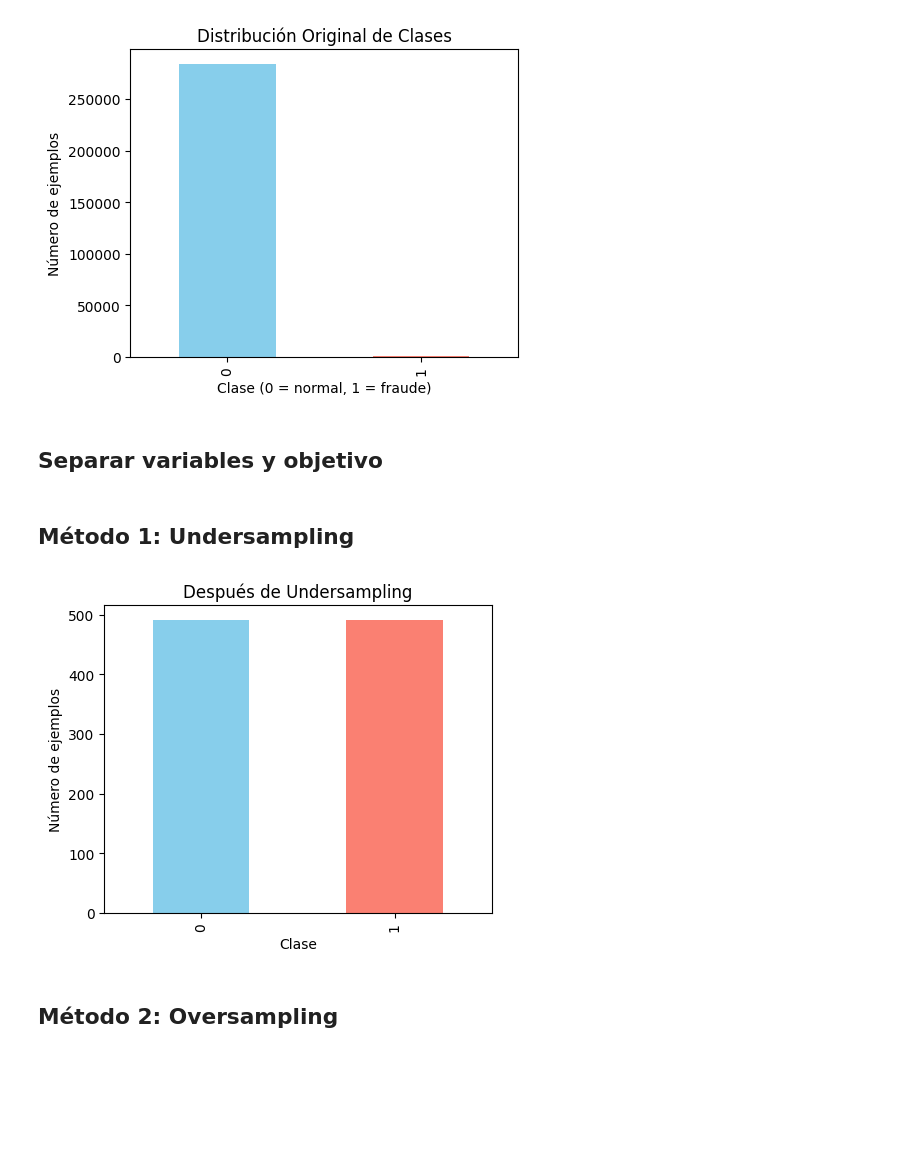
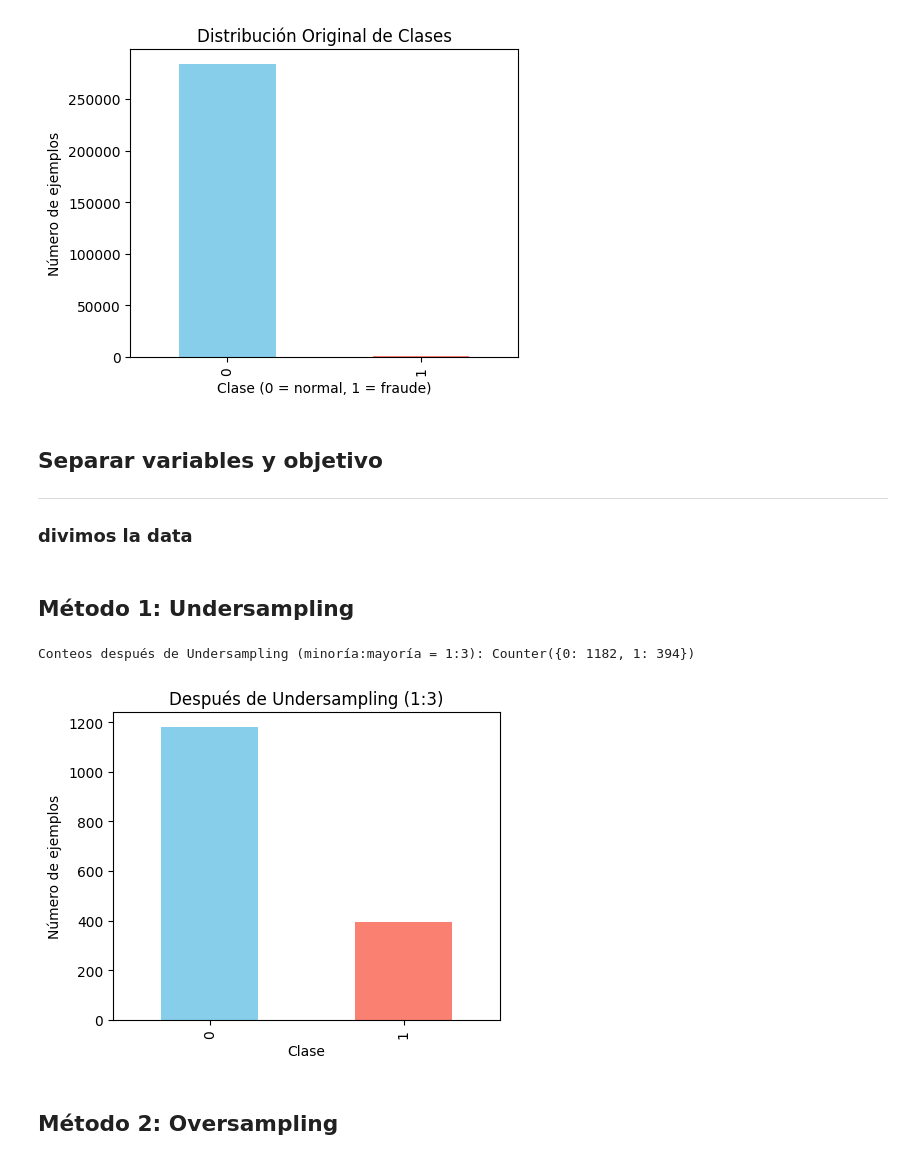
Before and after one commit to paolavaldes0107-netizen/IA-1, a Jupyter notebook: scripts/misc/blanceo_dataset.ipynb, the cells around one changed output. Saved outputs shown, nothing was run; the diff lists cells and outputs as text; code cells hidden in the pictures; blank space fills up the shorter version.

```diff
--- a/scripts/misc/blanceo_dataset.ipynb
+++ b/scripts/misc/blanceo_dataset.ipynb
@@ -46,23 +46,32 @@ plt.show()
 [figure]
 # %% [markdown]
 ## Separar variables y objetivo
+---
+### divimos la data
 # %%
 X = df.drop('Class', axis=1)
 y = df['Class']
+# %%
+X_train, X_test, y_train, y_test = train_test_split(
+    X, y, test_size=TEST_SIZE, random_state=RANDOM_STATE, stratify=y)
 # %% [markdown]
 ## Método 1: Undersampling
 # %%
-undersampler = RandomUnderSampler(random_state=42)
-X_under, y_under = undersampler.fit_resample(X, y)
+# Undersampling para dejar la minoría en proporción 1:3 respecto a la mayoría
+undersampler = RandomUnderSampler(random_state=42, sampling_strategy=1/3)  # 1/3 = minority / majority
+X_under, y_under = undersampler.fit_resample(X_train, y_train)
+
+print("Conteos después de Undersampling (minoría:mayoría = 1:3):", Counter(y_under))
 
 plt.figure(figsize=(5,4))
 pd.Series(y_under).value_counts().plot(kind='bar', color=['skyblue','salmon'])
-plt.title('Después de Undersampling')
+plt.title('Después de Undersampling (1:3)')
 plt.xlabel('Clase')
 plt.ylabel('Número de ejemplos')
 plt.show()
 # %% [output]
+Conteos después de Undersampling (minoría:mayoría = 1:3): Counter({0: 1182, 1: 394})
-[figure, old version]
+[figure, new version]
 # %% [markdown]
 ## Método 2: Oversampling
 # %%
```
Also changed, not shown: parts of 6 cells of this notebook.
